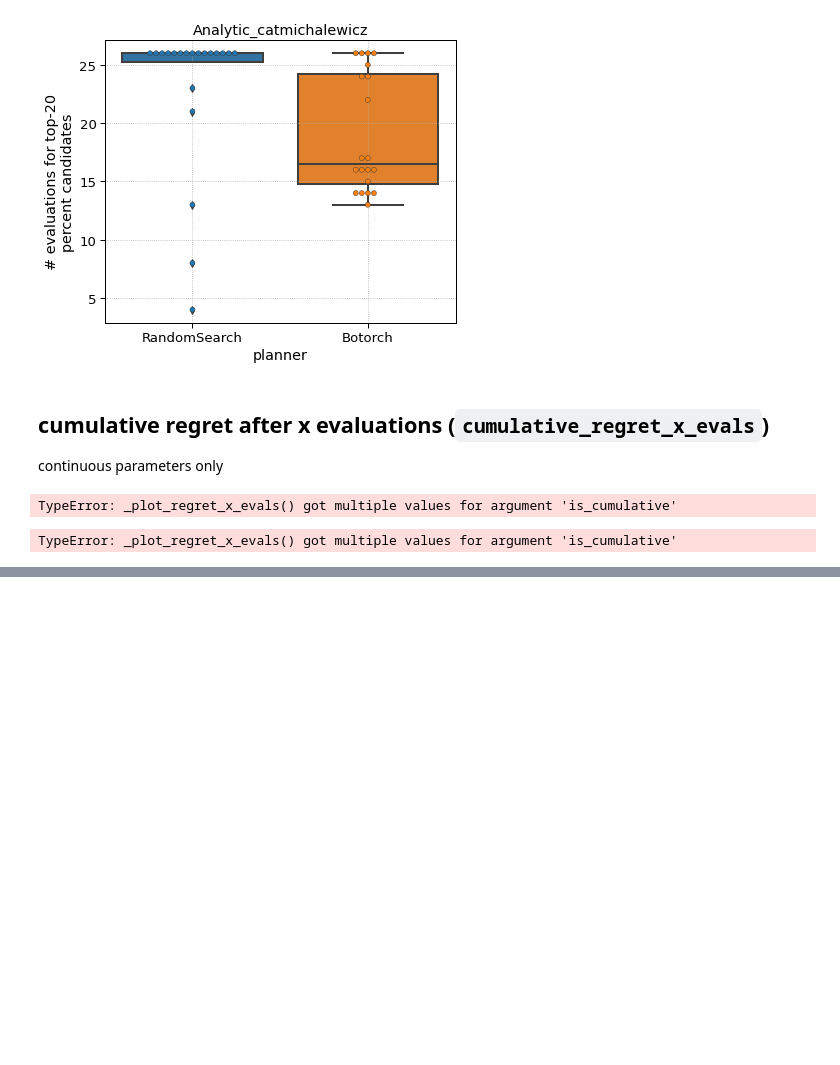
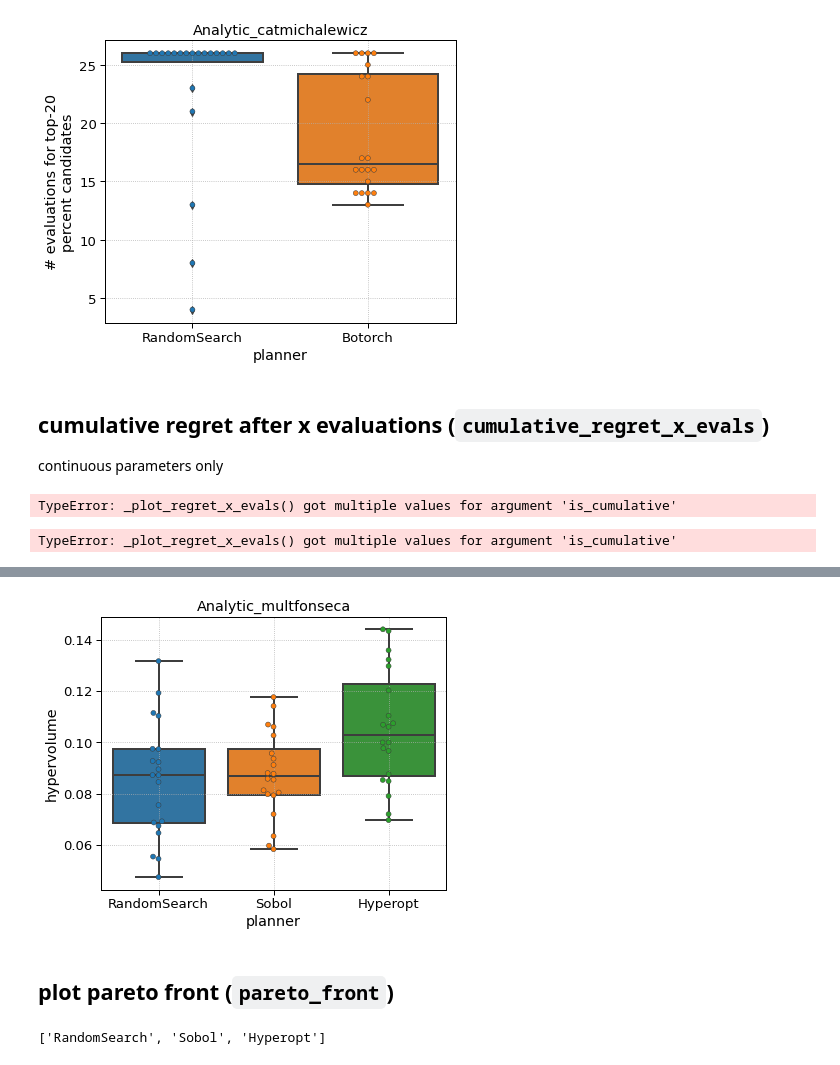
Before and after one commit to aspuru-guzik-group/olympus, a Jupyter notebook: __dev_/gen_plot_debugging_data.ipynb, the cells around one changed output, grey strips where cells are left out. Saved outputs shown, nothing was run; the diff lists cells and outputs as text; code cells hidden in the pictures; blank space fills up the shorter version.

```diff
--- a/__dev_/gen_plot_debugging_data.ipynb
+++ b/__dev_/gen_plot_debugging_data.ipynb
@@ -427,0 +445,12 @@ TypeError: _plot_regret_x_evals() got multiple values for argument 'is_cumulativ
+# %%
+plotter = Plotter()
+plotter.plot_from_db(kind='hypervolume', database=database_moo)
+# %% [output]
+[figure, added]
+# %% [markdown]
+## plot pareto front (`pareto_front`)
+# %%
+plotter = Plotter()
+plotter.plot_from_db(kind='pareto_front', database=database_moo)
+# %% [output]
+['RandomSearch', 'Sobol', 'Hyperopt']
```
Also changed, not shown: parts of 8 cells of this notebook, 33 other files.
